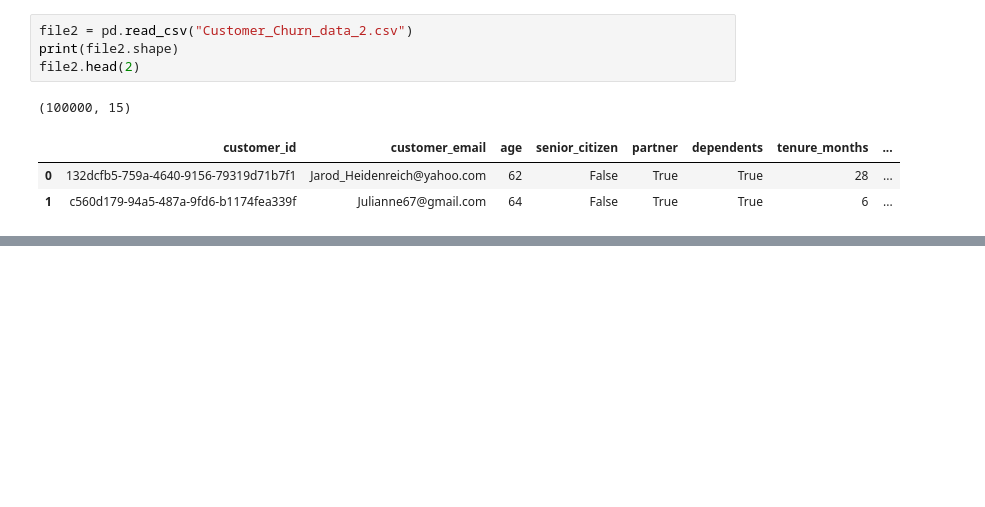
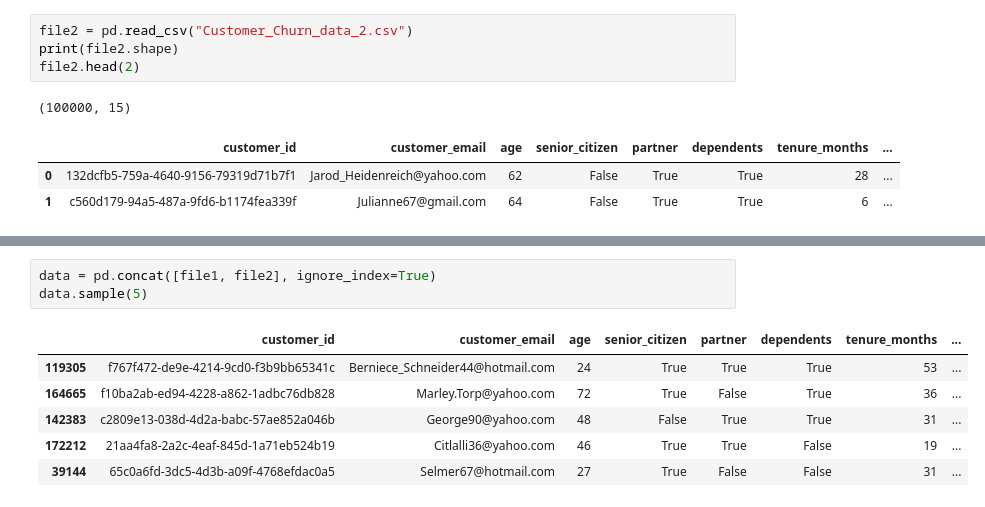
Before and after one commit to sudhirjangra/telecom_customer_churn_analysis, a Jupyter notebook: customer_churn.ipynb, the cells around one changed output, grey strips where cells are left out. Drawn from its saved outputs; the diff is of its cells as text; blank space fills up the shorter version.

Commit message:
understanding the data

```diff
--- a/customer_churn.ipynb
+++ b/customer_churn.ipynb
@@ -101,0 +107,10 @@ file2.head(2)
+# %%
+data = pd.concat([file1, file2], ignore_index=True)
+data.sample(5)
+# %% [output]
+|  | customer_id | customer_email | age | senior_citizen | partner | dependents | tenure_months | ... |
+| 119305 | f767f472-de9e-4214-9cd0-f3b9bb65341c | Berniece_Schneider44@hotmail.com | 24 | True | True | True | 53 | ... |
+| 164665 | f10ba2ab-ed94-4228-a862-1adbc76db828 | Marley.Torp@yahoo.com | 72 | True | False | True | 36 | ... |
+| 142383 | c2809e13-038d-4d2a-babc-57ae852a046b | George90@yahoo.com | 48 | False | True | True | 31 | ... |
+| 172212 | 21aa4fa8-2a2c-4eaf-845d-1a71eb524b19 | Citlalli36@yahoo.com | 46 | True | True | False | 19 | ... |
+| 39144 | 65c0a6fd-3dc5-4d3b-a09f-4768efdac0a5 | Selmer67@hotmail.com | 27 | True | False | False | 31 | ... |
```
Also changed, not shown: parts of 12 cells of this notebook.
